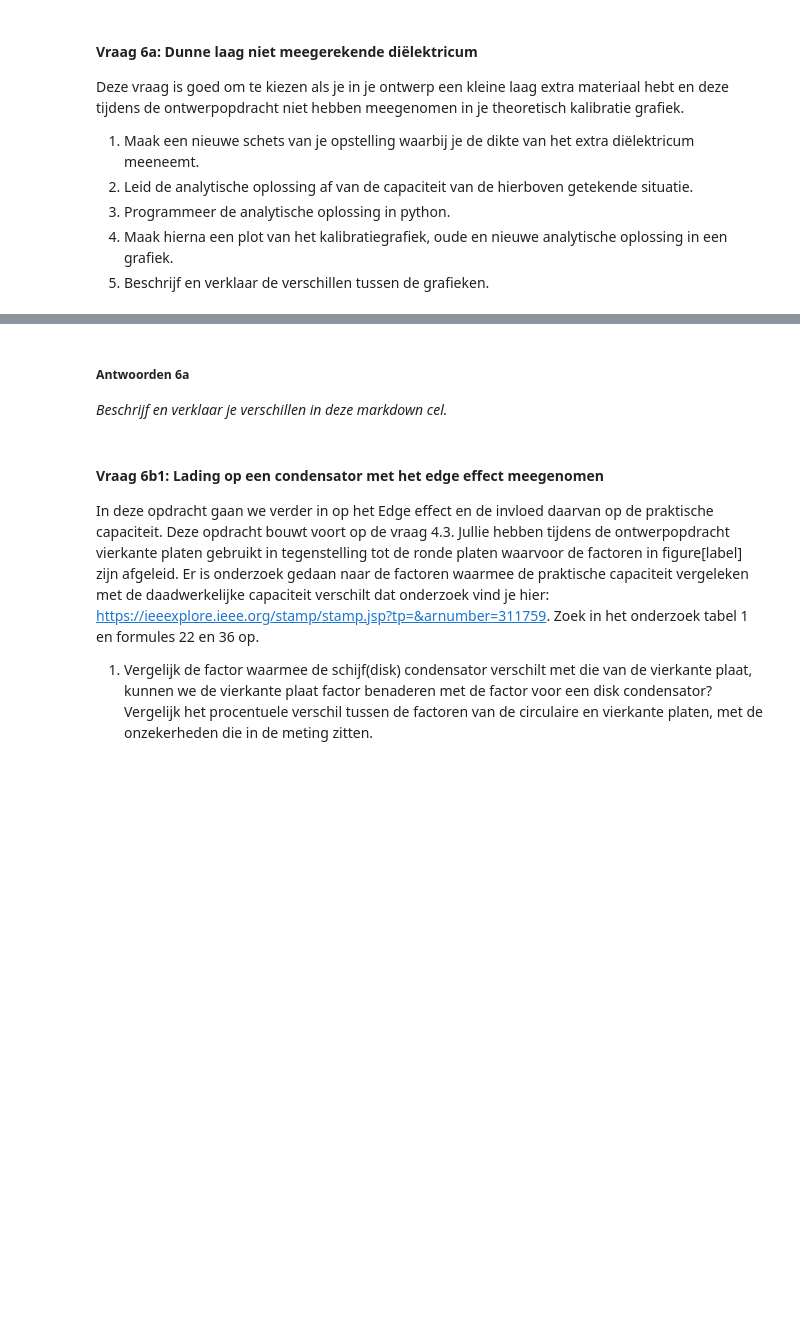
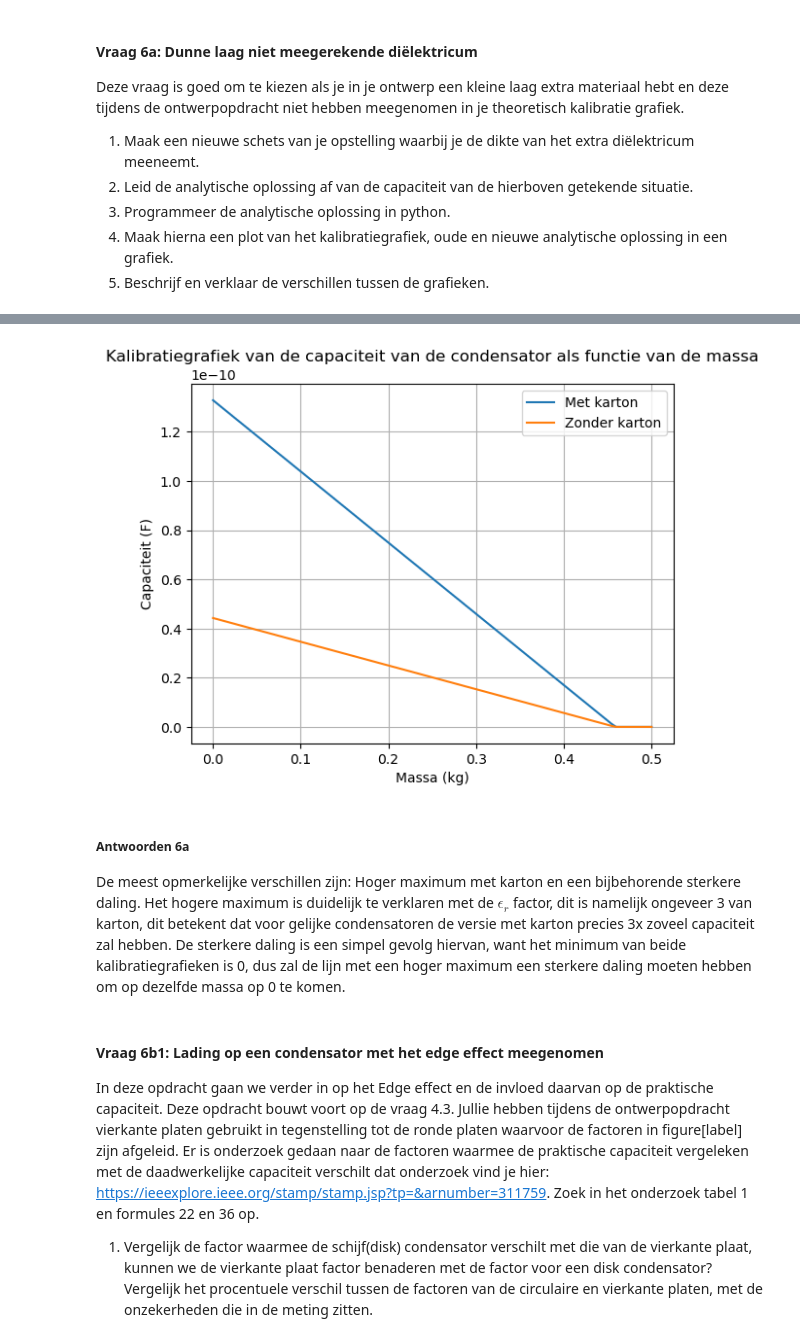
Before and after one commit to nvmeurs06/opdrachten-DEF-D, a Jupyter notebook: DigitaleOntwerpopdrachten/1CondensatorOpdracht/CondensatorOntwerpopdracht.ipynb, the cells around one changed output, grey strips where cells are left out. Drawn from its saved outputs; the diff is of its cells as text; code cells hidden in the pictures; blank space fills up the shorter version.

Commit message:
extra changes 2 toegevoegd en opdracht 6 af

```diff
--- a/DigitaleOntwerpopdrachten/1CondensatorOpdracht/CondensatorOntwerpopdracht.ipynb
+++ b/DigitaleOntwerpopdrachten/1CondensatorOpdracht/CondensatorOntwerpopdracht.ipynb
@@ -1004,14 +1037,44 @@ Deze vraag is goed om te kiezen als je in je ontwerp een kleine laag extra mater
 # %%
 # Schrijf hier de code voor je oplossing. Gebruik hier je eerder gemaakte functies
-# def condensator_extra_laag(#jouw variabelen): # Schrijf hier jouw functie
-    ## je functie
+#Constanten:
+epsilon0 = 8.8541878128e-12  #permittiviteit van vacuum (F/m)
+epsilonr = 3 #relatieve permittiviteit van het karton
+d = 0.003 #dikte van het karton in meters
+b = 0.1 #breedte van het aluminium in meters
+h0 = 0.15 #hoogte van de condensator in meters (beginoverlap geldt: h0=H (met H de hoogte van de platen in meters))
+g = 9.81 # zwaartekrachtversnelling in m/s^2
+k = 30 # veerconstante in N/m
+def condensator_extra_laag(m):
+    h = np.maximum(0, h0 - (m * g / k))  #als de massa te groot is, zal de overlap negatief worden (A=0), dus het model is allen geldig voor m*g/k < h0, daarom wordt de hoogte van de condensator op 0 gezet als m*g/k >= h0
+    C =((epsilon0 * epsilonr * b)/d)*h
+    return C
+def condensator_zonder_laag(m):
+    h = np.maximum(0, h0 - (m * g / k))   #als de massa te groot is, zal de overlap negatief worden (A=0), dus het model is allen geldig voor m*g/k < h0, daarom wordt de hoogte van de condensator op 0 gezet als m*g/k >= h0
+    C =((epsilon0 * b)/d)*h
+    return C
+m = np.linspace(0, 0.5, 100)  # massa in kg (tussen 0 en 1 kg)
+C_karton = condensator_extra_laag(m)
+C_zonder_karton = condensator_zonder_laag(m)
+plt.plot(m, C_karton, label="Met karton")
+plt.plot(m, C_zonder_karton, label="Zonder karton")
+plt.xlabel("Massa (kg)")
+plt.ylabel("Capaciteit (F)")
+plt.title("Kalibratiegrafiek van de capaciteit van de condensator als functie van de massa")
+plt.grid()
+plt.legend()
+plt.show()
 
-
-### Maak hier je plot
+#De grafiek toont aan dat de capaciteit afneemt naarmate de massa toeneemt, maar er zit een duidelijke limitatie aan:
+#Het model is alleen geldig voor massa's waarbij de overlap tussen de platen nog steeds positief is (m*g/k < h0).
+#Om deze limitatie aan te tonen heb ik de massa's net iets voorbij het limiet laten lopen (dan is de capaciteit 0 en zullen daar de lijnen gelijk blijven op 0 F).
+# %% [output]
+[figure, added]
 # %% [markdown]
 ##### Antwoorden 6a
 
-*Beschrijf en verklaar je verschillen in deze markdown cel.*
+De meest opmerkelijke verschillen zijn:
+Hoger maximum met karton en een bijbehorende sterkere daling.
+Het hogere maximum is duidelijk te verklaren met de $\epsilon_r$ factor, dit is namelijk ongeveer 3 van karton, dit betekent dat voor gelijke condensatoren de versie met karton precies 3x zoveel capaciteit zal hebben. De sterkere daling is een simpel gevolg hiervan, want het minimum van beide kalibratiegrafieken is 0, dus zal de lijn met een hoger maximum een sterkere daling moeten hebben om op dezelfde massa op 0 te komen.
 # %% [markdown]
 #### Vraag 6b1: Lading op een condensator met het edge effect meegenomen
 
```
Also changed, not shown: parts of 5 cells of this notebook, 3 other files.
